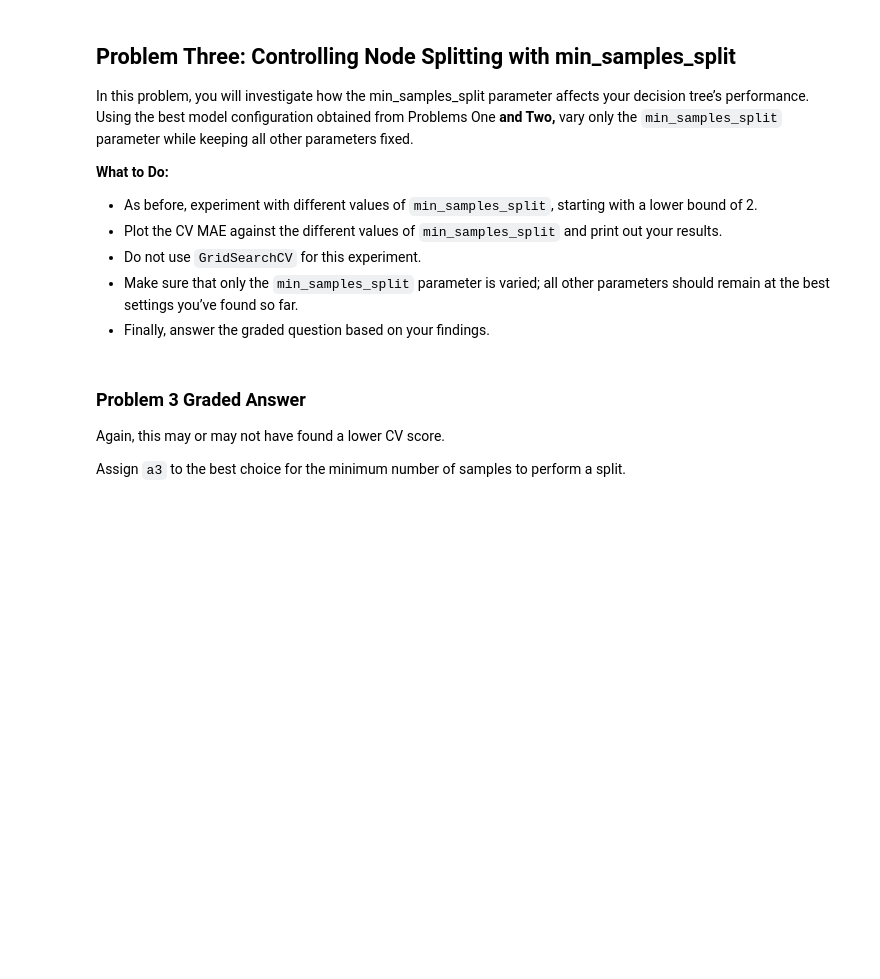
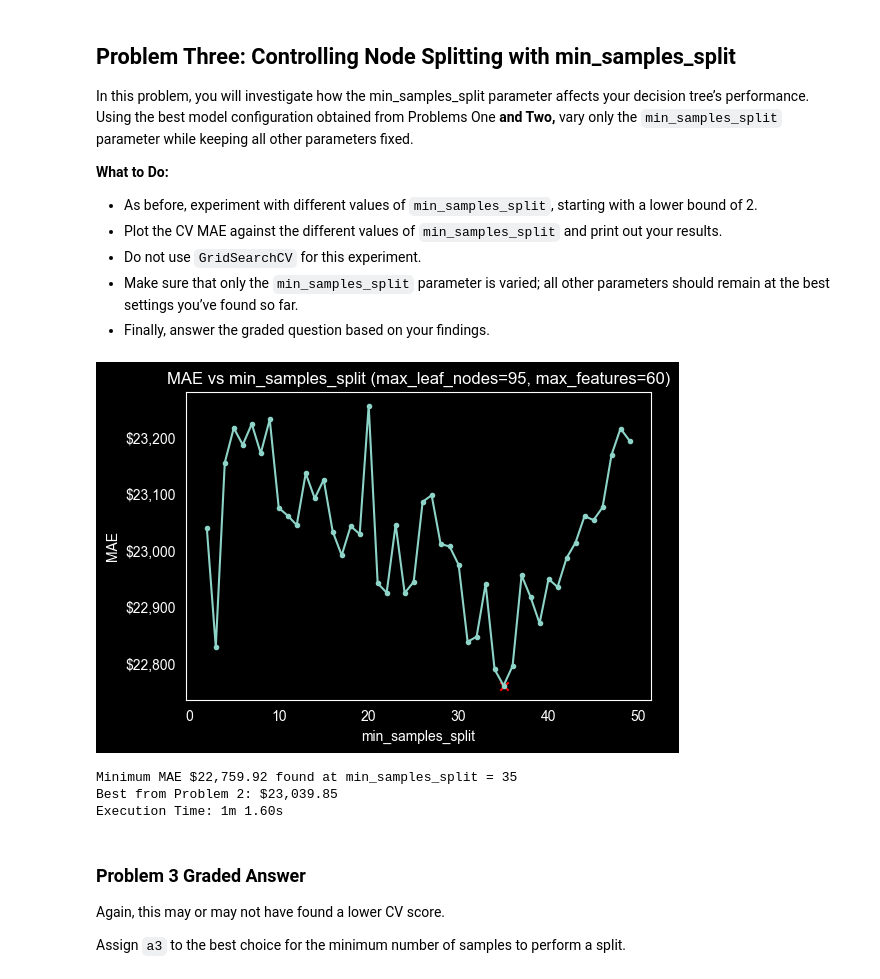
Before and after one commit to reynolkb-bu/Module-3-Assignments, a Jupyter notebook: Homework_06.ipynb, the cells around one changed output. Drawn from its saved outputs; the diff is of its cells as text; code cells hidden in the pictures; blank space fills up the shorter version.

Commit message:
problem 3 week 6

```diff
--- a/Homework_06.ipynb
+++ b/Homework_06.ipynb
@@ -548,3 +587,44 @@ In this problem, you will investigate how the min_samples_split parameter affect
+# %%
+# Your code here
+
+start = time.time()
+
+param = 'min_samples_split'
+
+parameter_list = range(2, 50)
+
+MAEs = []
+
+for mss in tqdm(parameter_list):
+  MAEs.append( run_decision_tree_regressor(X_train, y_train,
+                                           max_leaf_nodes=best_max_leaf_nodes,  # 95
+                                           max_features=best_max_features,      # 60
+                                           min_samples_split=mss,
+                                           visualize=False
+                                          ) )
+
+min_MAE_3 = min(MAEs)
+min_index_3 = MAEs.index(min_MAE_3)
+
+plt.figure(figsize=(6, 4))
+plt.title(f"MAE vs {param} (max_leaf_nodes={best_max_leaf_nodes}, max_features={best_max_features})")
+plt.plot(parameter_list, MAEs, marker='.')
+plt.scatter([parameter_list[min_index_3]], [min_MAE_3], marker='x', color='red')
+plt.xlabel(param)
+plt.ylabel("MAE")
+plt.gca().yaxis.set_major_formatter(mticker.FuncFormatter(dollar_format))
+plt.grid()
+plt.show()
+
+best_min_samples_split = parameter_list[min_index_3]
+print(f"Minimum MAE ${min_MAE_3:,.2f} found at {param} = {best_min_samples_split}")
+print(f"Best from Problem 2: ${min_MAE_2:,.2f}")
+print(f"Execution Time: " + format_time(time.time() - start))
+# %% [output]
+[figure, added]
+Minimum MAE $22,759.92 found at min_samples_split = 35
+Best from Problem 2: $23,039.85
+Execution Time: 1m 1.60s
 # %% [markdown]
 ### Problem 3 Graded Answer
 
```
Also changed, not shown: parts of 7 cells of this notebook.
